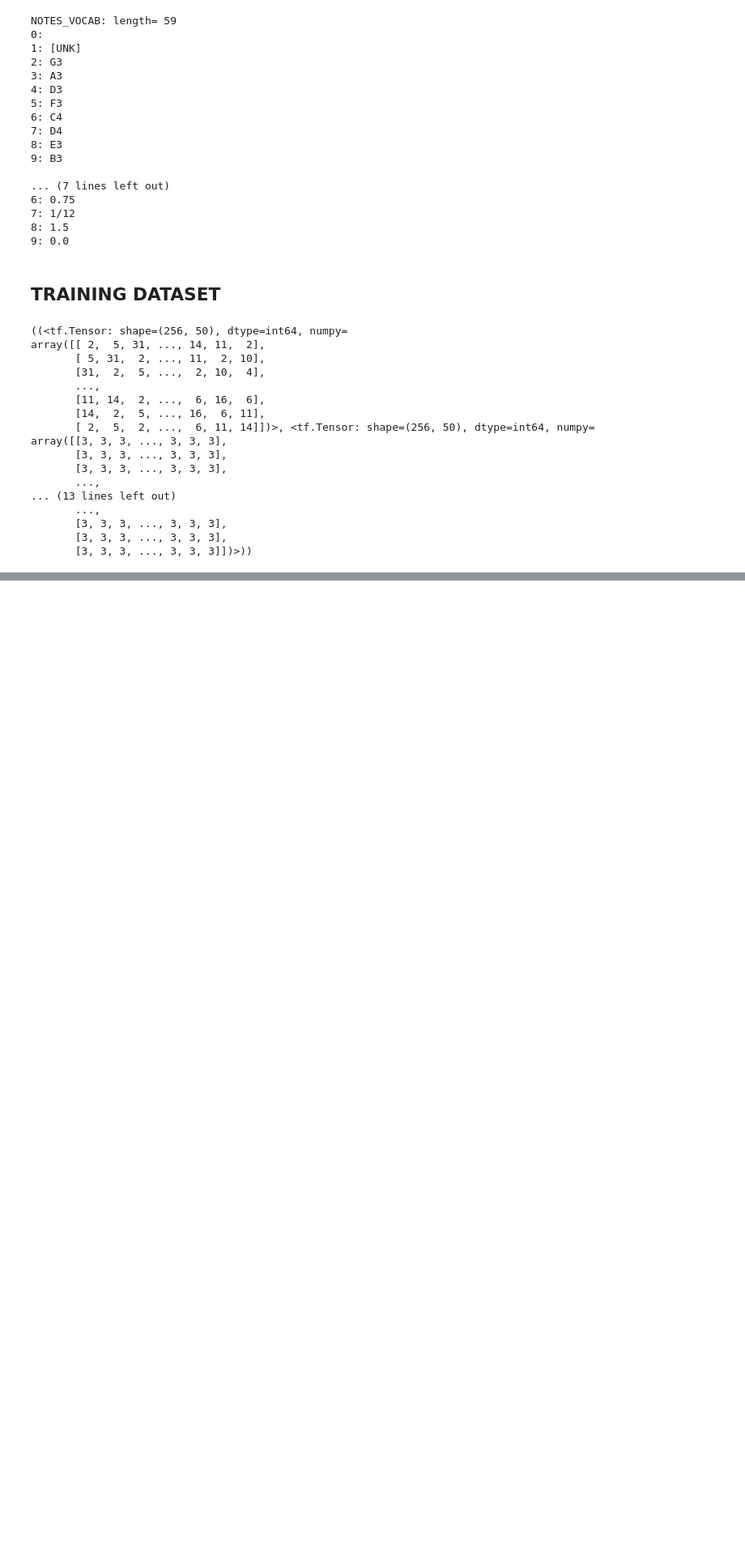
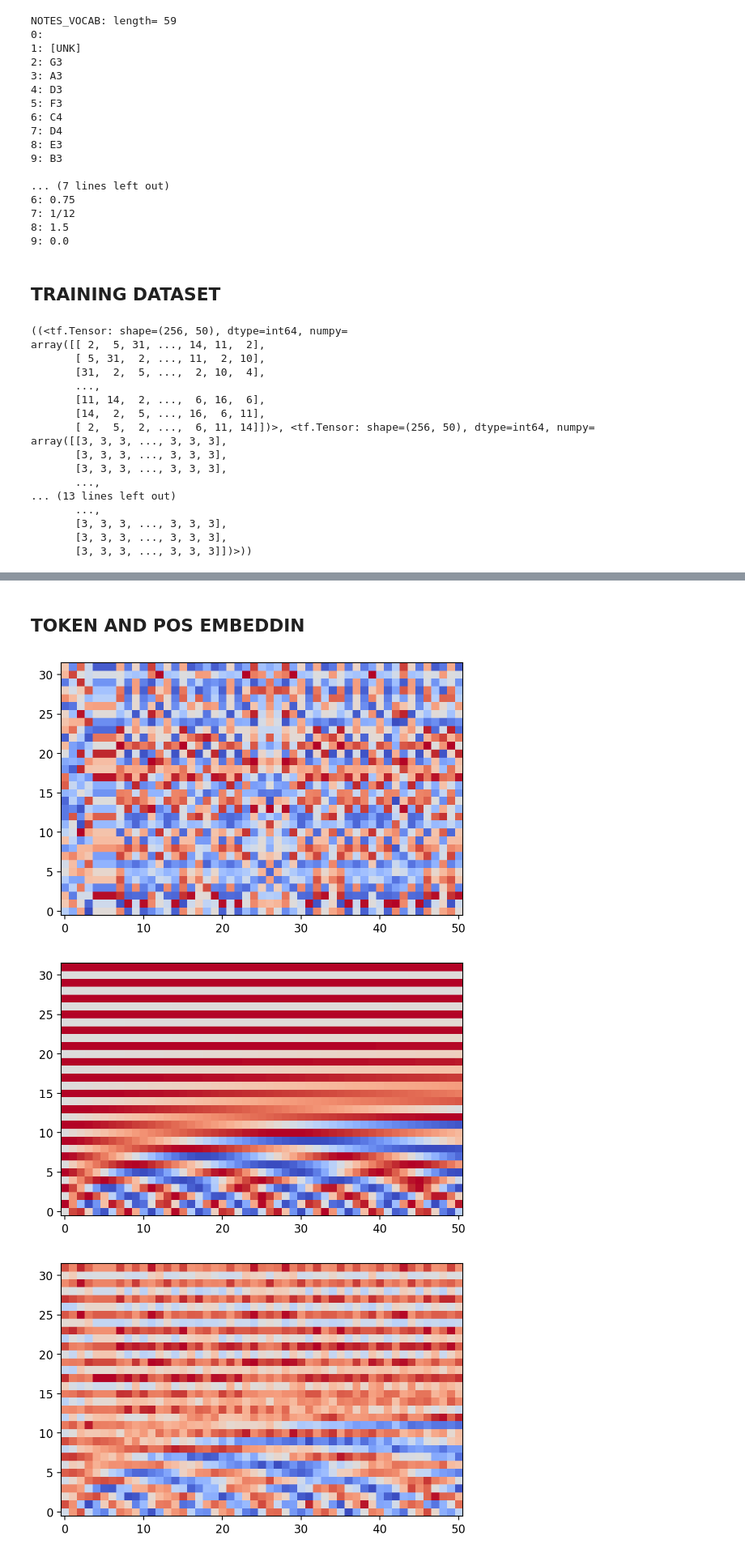
Before and after one commit to maxzaikin/Data-Science-Portfolio, a Jupyter notebook: Deep-Learning/MusicGAN.ipynb, the cells around one changed output, grey strips where cells are left out. Shown at 81% size. Cells and saved outputs as stored; diff of their text form; code cells hidden in the pictures; blank space fills up the shorter version.

```diff
--- a/Deep-Learning/MusicGAN.ipynb
+++ b/Deep-Learning/MusicGAN.ipynb
@@ -602,0 +872,58 @@ array([[3, 3, 3, ..., 3, 3, 3],
+# %% [markdown]
+## TOKEN AND POS EMBEDDIN
+# %%
+tpe= TokenAndPositionEmbedding(notes_vocab_size, 32)
+token_embedding= tpe.token_emb(example_tokenised_notes)
+position_embedding= tpe.pos_emb(token_embedding)
+embedding= tpe(example_tokenised_notes)
+
+# Plot Token Embedding heatmap to visualize the token embeddings from the Embedding layer
+#Characteristics:
+#  Each row corresponds to a token in the sequence, and each column represents a dimension
+#  in the embedding space.
+#  The embeddings are initialized (e.g., using he_uniform), so the pattern appears randomized initially.
+#Significance:
+#   Token embeddings encode the semantic or learned representation of each token (note, word, etc.).
+#   Over time, these embeddings are updated during training.
+plt.imshow(np.transpose(token_embedding),
+          cmap='coolwarm',
+          interpolation='nearest',
+          origin='lower')
+
+plt.show()
+
+# Position Embedding
+# Characteristics:
+#   The structure shows distinct bands corresponding to positional patterns.
+#   This is expected from sine-based encodings, where different rows (positions)
+#   have varying frequencies but consistent phase patterns.
+#   The horizontal lines suggest periodic variations across embedding dimensions.
+#Significance:
+#   Positional encodings add unique positional information to the embeddings, enabling the model
+#   to recognize the order of tokens in the sequence.
+plt.imshow(
+    np.transpose(position_embedding),
+    cmap='coolwarm',
+    interpolation='nearest',
+    origin='lower'
+)
+plt.show()
+
+# Combined Embedding epresents the final combined embedding (embedding),
+# hich is the sum of the token and position embeddings.
+# Characteristics:
+#   The final embedding inherits the structure of both token and position embeddings.
+#   There is a clear interplay between the randomized token embeddings and the periodic positional patterns.
+# Significance: This embedding will be used as input for the transformer layers, encoding both the token
+#   identity and its position within the sequence.
+plt.imshow(
+    np.transpose(embedding),
+    cmap='coolwarm',
+    interpolation='nearest',
+    origin='lower'
+)
+plt.show()
+# %% [output]
+[figure, added]
+[figure, added]
+[figure, added]
```
Also changed, not shown: parts of 14 cells of this notebook.
